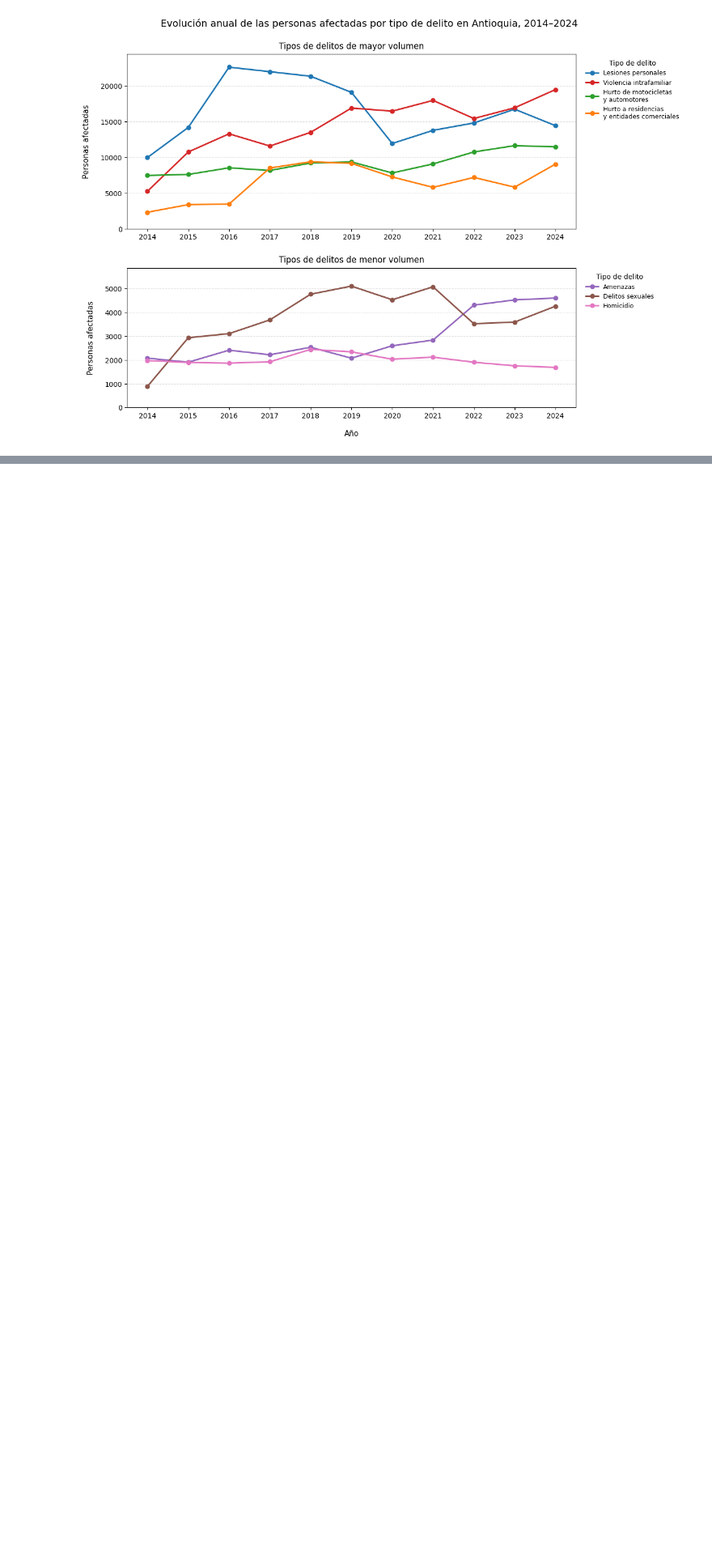
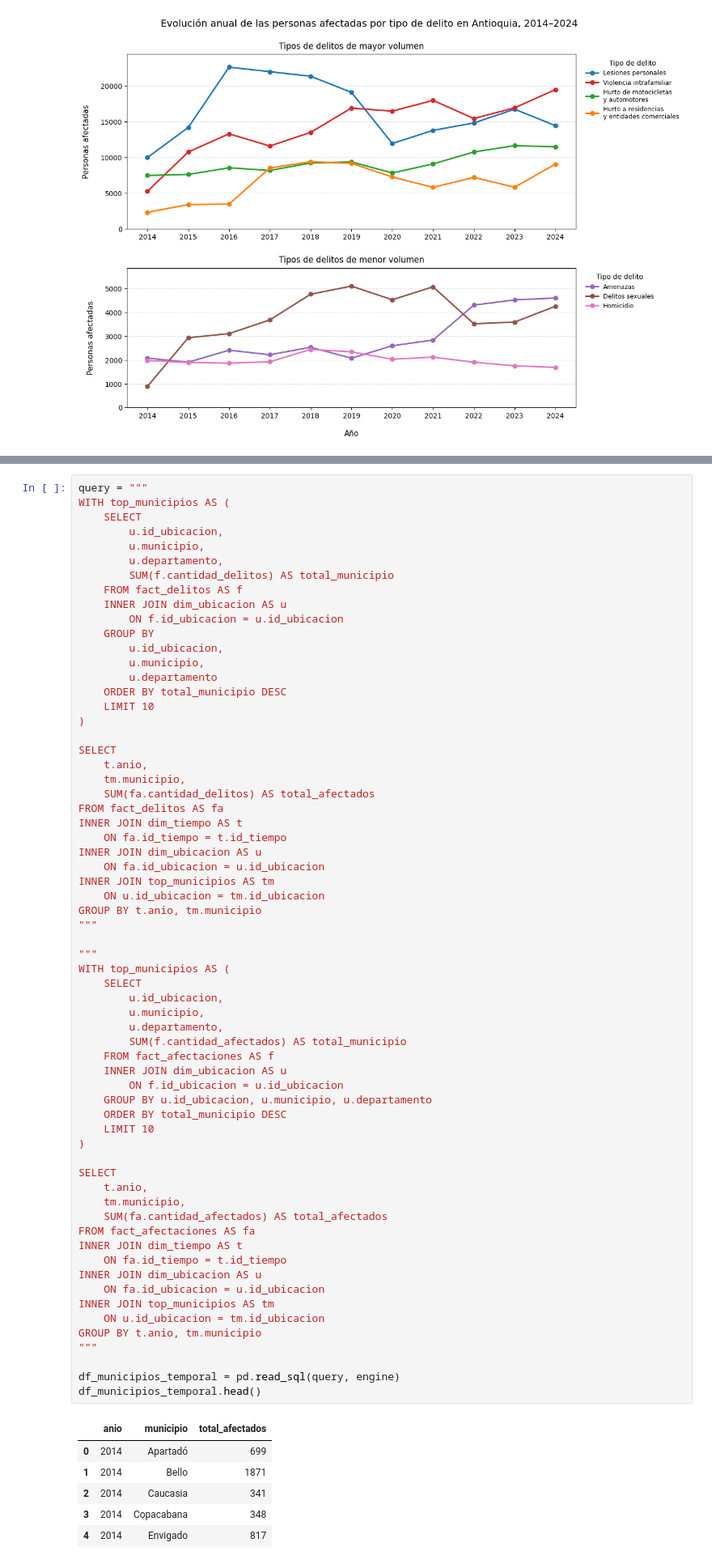
Before and after one commit to SaraBalbin/DW_Analisis_Criminalidad_Colombia, a Jupyter notebook: 05_Analisis_temporal.ipynb, the cells around one changed output, grey strips where cells are left out. Shown at 81% size. Saved outputs shown, nothing was run; the diff lists cells and outputs as text; blank space fills up the shorter version.

Commit message:
Analisis tiempo - ubicacion top 10

```diff
--- a/05_Analisis_temporal.ipynb
+++ b/05_Analisis_temporal.ipynb
@@ -406,0 +409,71 @@ plt.show()
+# %%
+query = """
+WITH top_municipios AS (
+    SELECT
+        u.id_ubicacion,
+        u.municipio,
+        u.departamento,
+        SUM(f.cantidad_delitos) AS total_municipio
+    FROM fact_delitos AS f
+    INNER JOIN dim_ubicacion AS u
+        ON f.id_ubicacion = u.id_ubicacion
+    GROUP BY
+        u.id_ubicacion,
+        u.municipio,
+        u.departamento
+    ORDER BY total_municipio DESC
+    LIMIT 10
+)
+
+SELECT
+    t.anio,
+    tm.municipio,
+    SUM(fa.cantidad_delitos) AS total_afectados
+FROM fact_delitos AS fa
+INNER JOIN dim_tiempo AS t
+    ON fa.id_tiempo = t.id_tiempo
+INNER JOIN dim_ubicacion AS u
+    ON fa.id_ubicacion = u.id_ubicacion
+INNER JOIN top_municipios AS tm
+    ON u.id_ubicacion = tm.id_ubicacion
+GROUP BY t.anio, tm.municipio
+"""
+
+"""
+WITH top_municipios AS (
+    SELECT
+        u.id_ubicacion,
+        u.municipio,
+        u.departamento,
+        SUM(f.cantidad_afectados) AS total_municipio
+    FROM fact_afectaciones AS f
+    INNER JOIN dim_ubicacion AS u
+        ON f.id_ubicacion = u.id_ubicacion
+    GROUP BY u.id_ubicacion, u.municipio, u.departamento
+    ORDER BY total_municipio DESC
+    LIMIT 10
+)
+
+SELECT
+    t.anio,
+    tm.municipio,
+    SUM(fa.cantidad_afectados) AS total_afectados
+FROM fact_afectaciones AS fa
+INNER JOIN dim_tiempo AS t
+    ON fa.id_tiempo = t.id_tiempo
+INNER JOIN dim_ubicacion AS u
+    ON fa.id_ubicacion = u.id_ubicacion
+INNER JOIN top_municipios AS tm
+    ON u.id_ubicacion = tm.id_ubicacion
+GROUP BY t.anio, tm.municipio
+"""
+
+df_municipios_temporal = pd.read_sql(query, engine)
+df_municipios_temporal.head()
+# %% [output]
+|  | anio | municipio | total_afectados |
+| 0 | 2014 | Apartadó | 699 |
+| 1 | 2014 | Bello | 1871 |
+| 2 | 2014 | Caucasia | 341 |
+| 3 | 2014 | Copacabana | 348 |
+| 4 | 2014 | Envigado | 817 |
```
Also changed, not shown: parts of 2 cells of this notebook, 1 other file.
